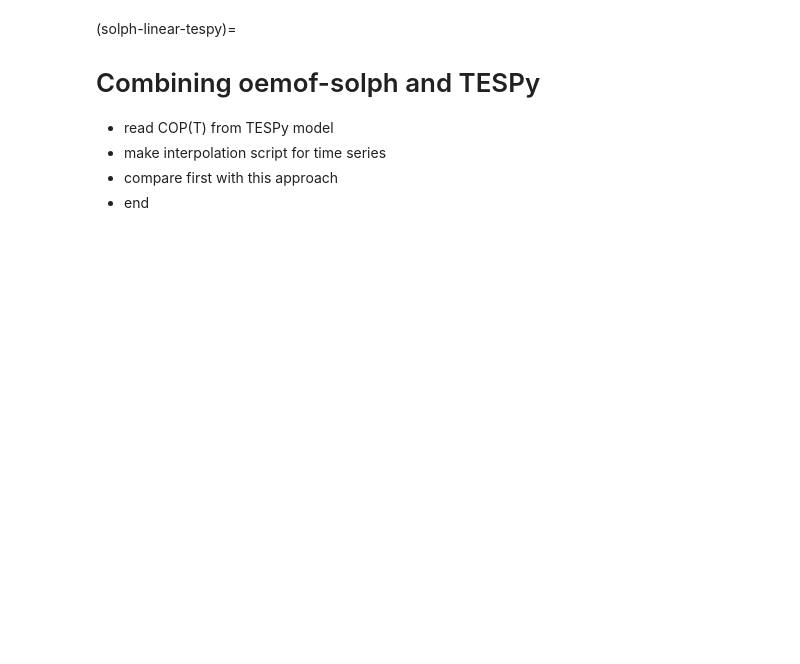
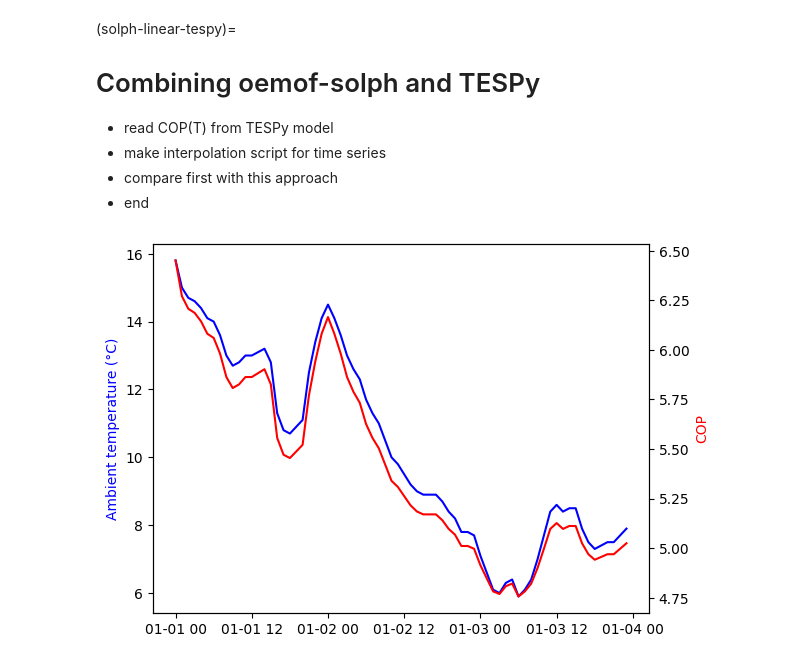
Before and after one commit to oemof/heat-pump-tutorial, a Jupyter notebook: workshop/model/solph-with-tespy.ipynb, the cells around one changed output. Cells and saved outputs as stored; diff of their text form; code cells hidden in the pictures; blank space fills up the shorter version.

```diff
--- a/workshop/model/solph-with-tespy.ipynb
+++ b/workshop/model/solph-with-tespy.ipynb
@@ -35,31 +20,23 @@ input_data = load_temperature_data().head(24*3)
 # A crude demand model should be enough for us. Let the demand be 500 W per K below 15 °C.
 input_data["Heat load (kW)"] = (0.5 * (15 - 0.1*input_data["Ambient temperature (d°C)"])).clip(lower=0)
 # %%
-def load_tespy_cop():
-    df = pd.read_csv("COP-T-tespy.csv", index_col=[0])
-
-    # hack to work with floats as index
-    df2 = df.reindex(np.arange(-100, 311, 1)/10)
-
-    df2["COP"] = pd.Series.interpolate(df2["COP"])
-
-    df2.index = 10 * df2.index
-
-    return df2
+from utilities import load_tespy_cop
 
 tespy_cop = load_tespy_cop()
 
 input_data["simple TESPy COP"] = input_data["Ambient temperature (d°C)"].map(tespy_cop["COP"])
 
 plt.plot(input_data["Ambient temperature (d°C)"]/10, "b-")
 plt.ylabel("Ambient temperature (°C)").set_color("blue")
 
 plt.twinx()
 
 plt.plot(input_data["simple TESPy COP"], "r-")
 plt.ylabel("COP").set_color("red")
 
 plt.show()
+# %% [output]
+[figure, added]
 # %%
 import oemof.solph as solph
 
```
Also changed, not shown: parts of 2 cells of this notebook, 3 other files.
